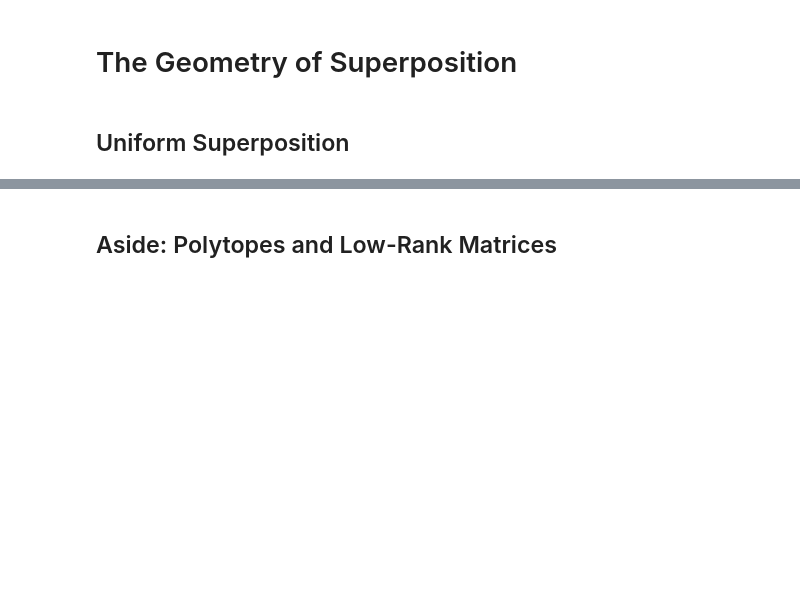
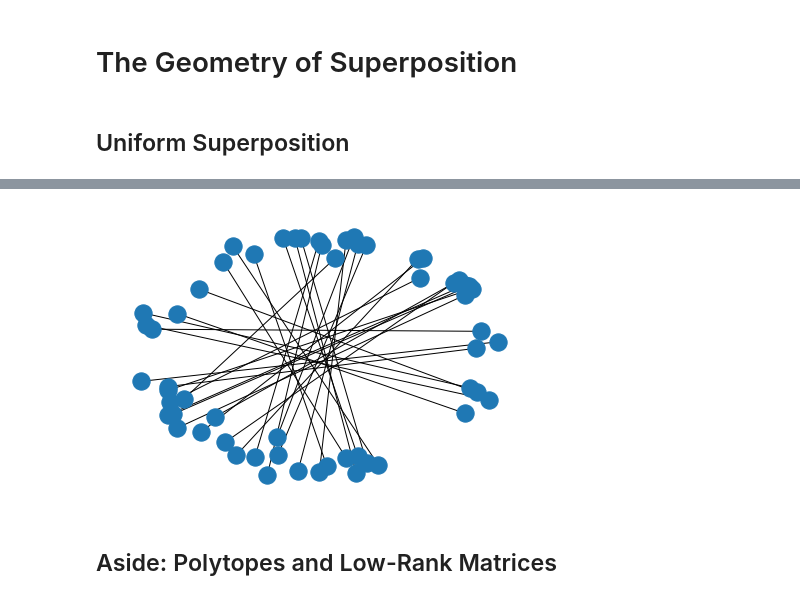
Before and after one commit to Alikata/Toy-Models-of-Superposition, a Jupyter notebook: The Geometry of Superposition.ipynb, the cells around one changed output, grey strips where cells are left out. Drawn from its saved outputs; the diff is of its cells as text; code cells hidden in the pictures; blank space fills up the shorter version.

```diff
--- a/The Geometry of Superposition.ipynb
+++ b/The Geometry of Superposition.ipynb
@@ -140,0 +156,2 @@ fig.update_layout(showlegend=False)
+# %%
+my_dim = compute_dimensionality_05(no_linear_model[0].W)[3]
@@ -141,3 +175,13 @@ fig.update_layout(showlegend=False)
+# %%
+data = my_W_2.detach().numpy().copy()
+for i in range(len(data)):
+    data[i, i] = 0
+
+data[abs(data) < 0.01] = 0
+G = nx.from_numpy_array(data)
+nx.draw(G)
+# %% [output]
+[figure, added]
 # %% [markdown]
 ## Aside: Polytopes and Low-Rank Matrices
 # %%
```
Also changed, not shown: parts of 13 cells of this notebook.
